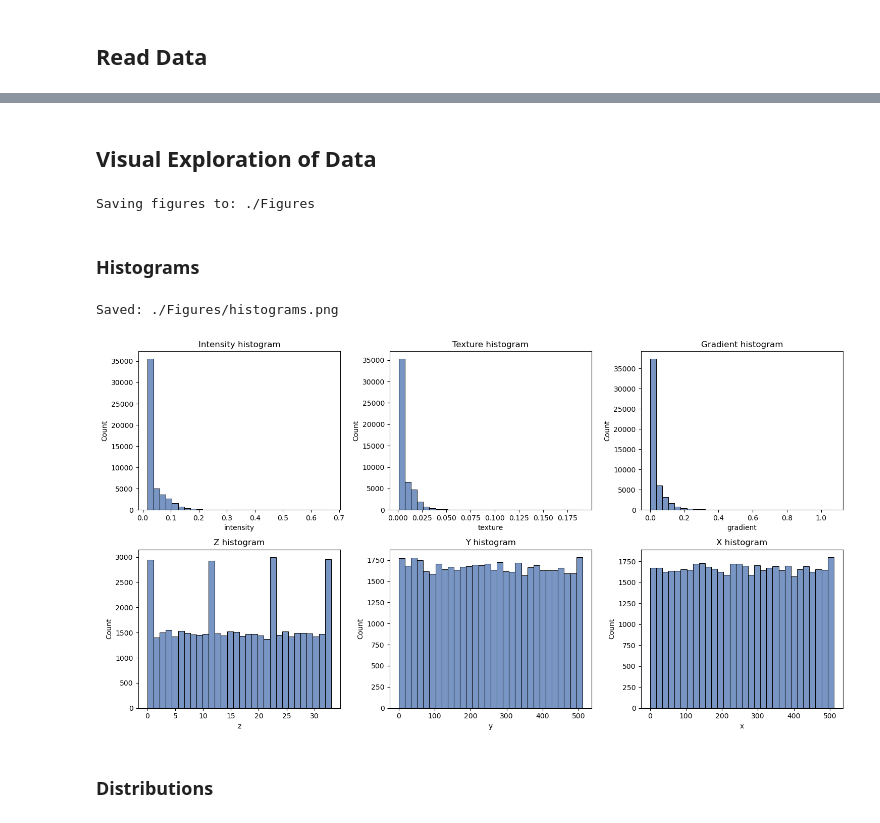
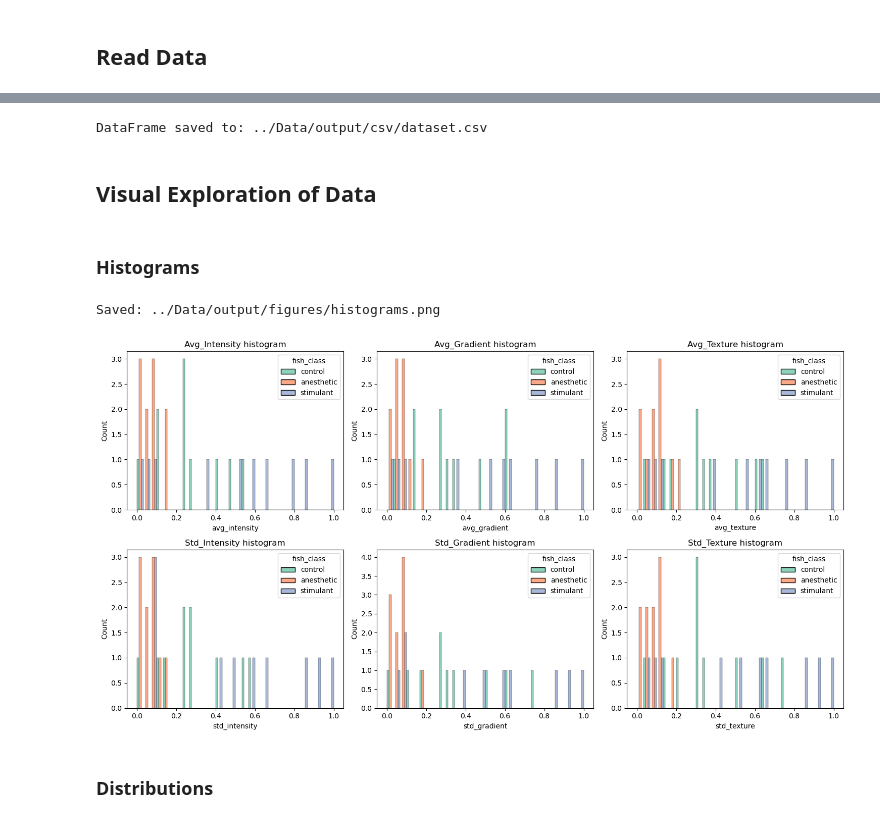
Before and after one commit to arlemoine/CMPS451_Project, a Jupyter notebook: Notebooks/adam.ipynb, the cells around one changed output, grey strips where cells are left out. Cells and saved outputs as stored; diff of their text form; code cells hidden in the pictures.

```diff
--- a/Notebooks/adam.ipynb
+++ b/Notebooks/adam.ipynb
@@ -22,0 +30,18 @@ import matplotlib.pyplot as plt
+# %%
+# --- Directory Configs ---
+
+data_dir = os.path.join('..', 'Data')
+input_data_dir = os.path.join(data_dir, 'input/zebrafish_tiff_scans')
+output_dir = os.path.join(data_dir, 'output')
+output_csv_dir = os.path.join(output_dir, 'csv')
+output_figures_dir = os.path.join(output_dir, 'figures')
+
+# Format of data files which prefix the sequential sample number
+# Ex: 'ZS-1.tif' would have a data file prefix of 'ZS-'
+data_file_prefix = 'ZS-'
+
+groups = {
+    "control": "control",
+    "anesthetic": "anesthetic",
+    "stimulant": "stimulant"
+}
@@ -223,28 +330,26 @@ numeric_cols = ['intensity', 'texture', 'gradient', 'z', 'y', 'x']
+# %%
+# Build the dataset
+dataset = build_dataset(input_data_dir, groups, file_prefix="ZS-", num_files=10)
+
+# Convert to DataFrame
+df = dataset_to_dataframe(dataset)
+
+# Output dataframe to csv
+csv_path = dataframe_to_csv(df, output_csv_dir)
+# %% [output]
+DataFrame saved to: ../Data/output/csv/dataset.csv
+# %%
+# Gather feature columns and normalize dataframe
+feature_cols = ['avg_intensity', 'avg_gradient', 'avg_texture', 'std_intensity', 'std_gradient', 'std_texture']
+df_norm = normalize_dataframe(df, feature_cols)
 # %% [markdown]
 ## Visual Exploration of Data
-# %%
-# Create a folder to save figures (relative path)
-fig_dir = os.path.join('.', 'Figures')
-os.makedirs(fig_dir, exist_ok=True)
-print(f"Saving figures to: {fig_dir}")
-# %% [output]
-Saving figures to: ./Figures
 # %% [markdown]
 ### Histograms
-# %%
-fig, axes = plt.subplots(2, 3, figsize=(15, 8))
-axes = axes.flatten()
-for col, ax in zip(numeric_cols, axes):
-    sns.histplot(viz_df[col], bins=30, ax=ax, color='#4c72b0')
-    ax.set_title(f'{col.title()} histogram')
-plt.tight_layout()
-out_path = os.path.join(fig_dir, 'histograms.png')
-fig.savefig(out_path, dpi=300, bbox_inches='tight')
-print(f"Saved: {out_path}")
-plt.show()
-plt.close(fig)
-# %% [output]
-Saved: ./Figures/histograms.png
-[figure, removed]
+# %%
+plot_histograms(df_norm, feature_cols, output_figures_dir, class_column="fish_class")
+# %% [output]
+Saved: ../Data/output/figures/histograms.png
+[figure, added]
 # %% [markdown]
 ### Distributions
```
Also changed, not shown: parts of 23 cells of this notebook.
